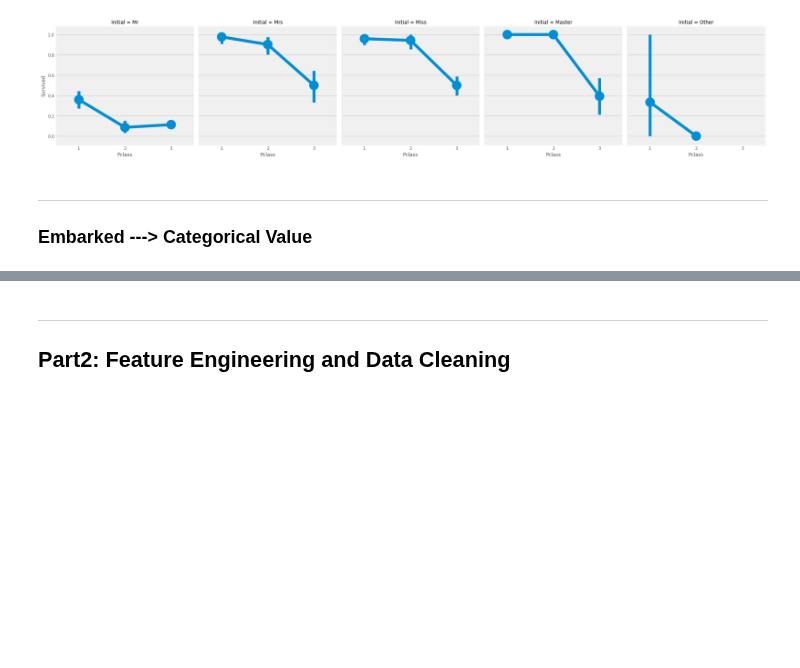
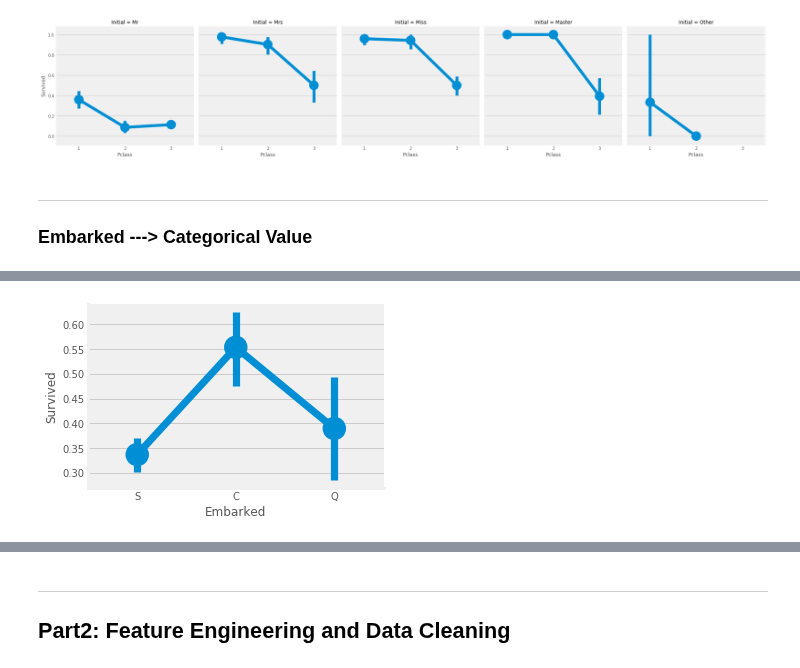
Before and after one commit to suhyun-cho/Dive-to-Kaggle, a Jupyter notebook: Titanic tutorial_02.ipynb, the cells around one changed output, grey strips where cells are left out. Cells and saved outputs as stored; diff of their text form; code cells hidden in the pictures; blank space fills up the shorter version.

```diff
--- a/Titanic tutorial_02.ipynb
+++ b/Titanic tutorial_02.ipynb
@@ -236,0 +253,7 @@ plt.show()
+# %%
+sns.factorplot('Embarked','Survived', data=data)
+fig=plt.gcf()  # figure 객체를 얻으려면 gcf 명령어 사용
+fig.set_size_inches(5,3)  # 그래프 크기변경
+plt.show()
+# %% [output]
+[figure, added]
```
Also changed, not shown: parts of 26 cells of this notebook.
